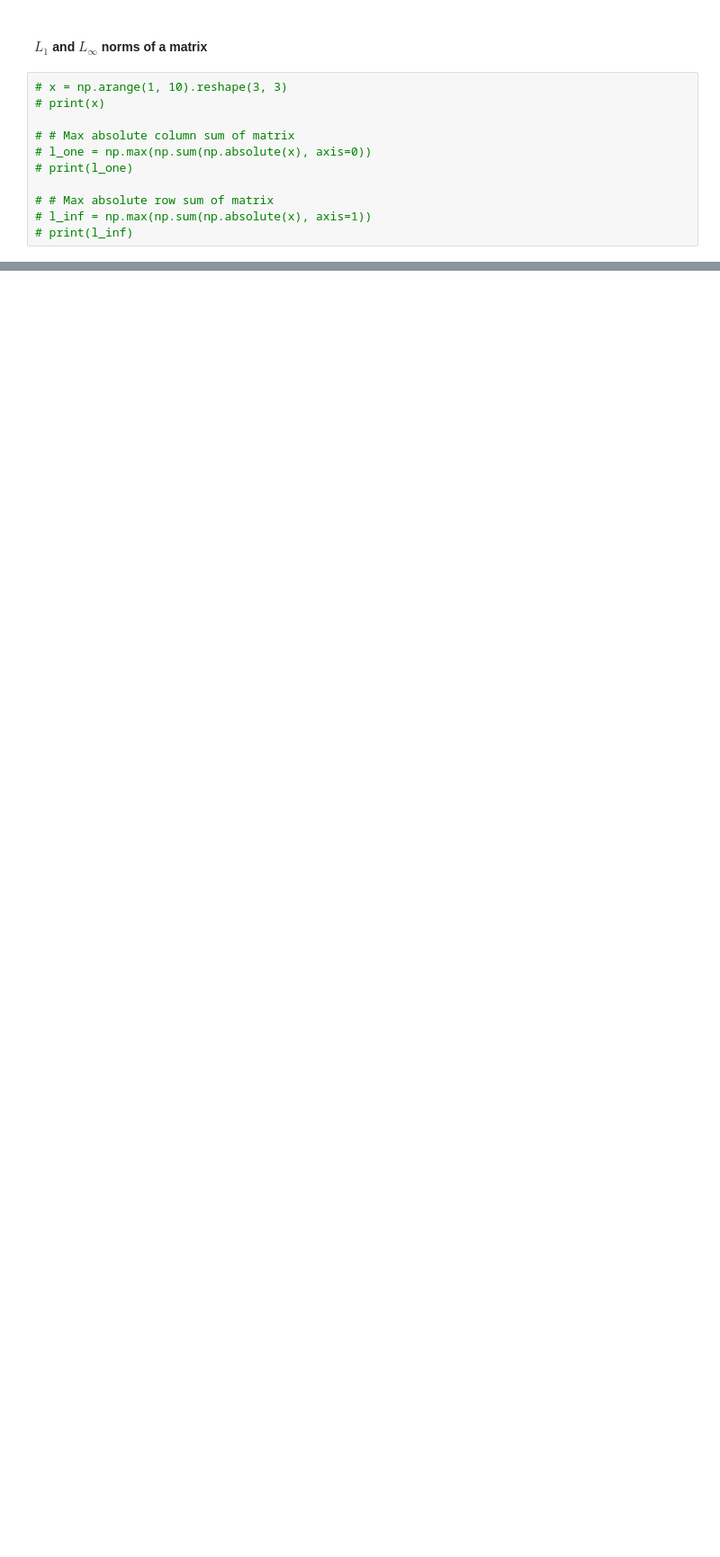
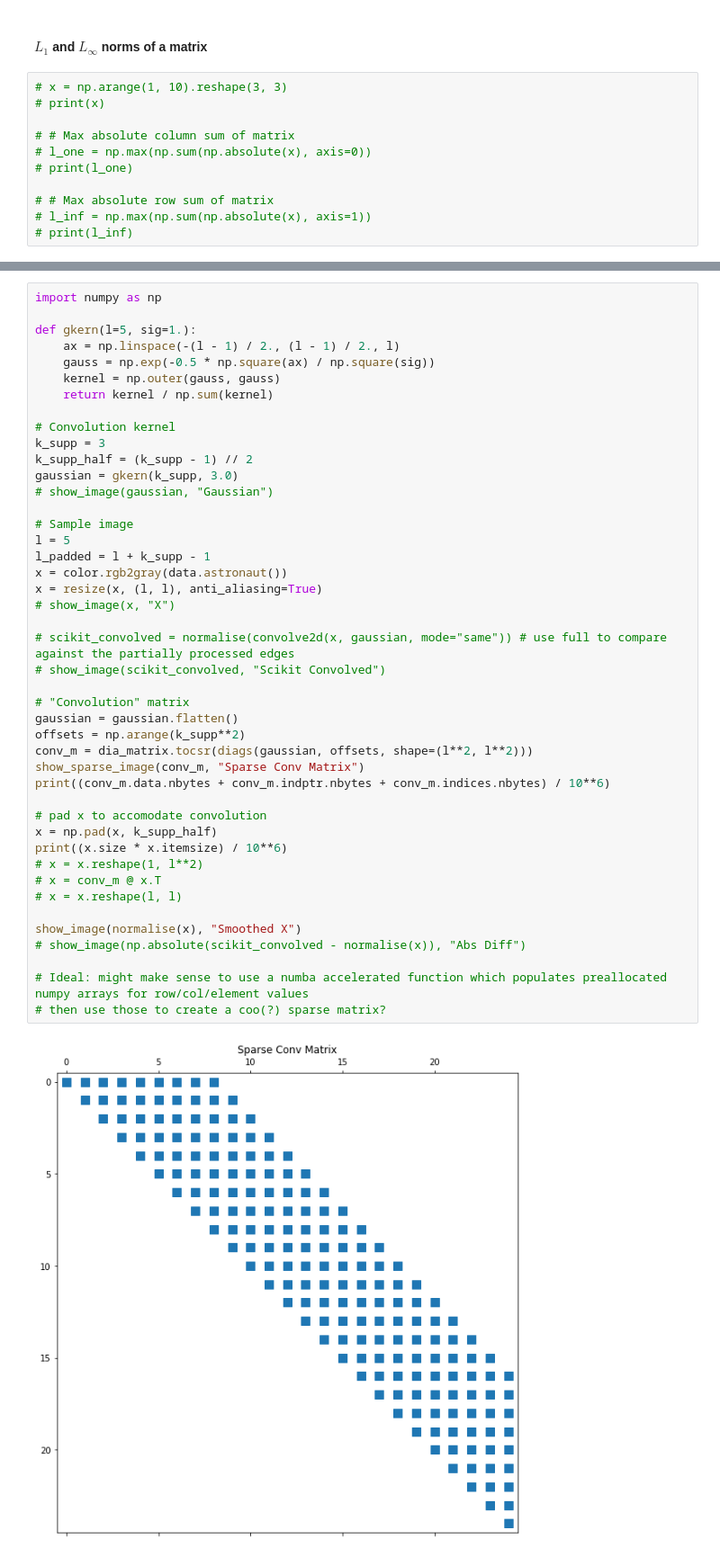
Before and after one commit to adamrcampbell/supy-res-imaging, a Jupyter notebook: notebooks/Matrix Playground.ipynb, the cells around one changed output, grey strips where cells are left out. Shown at 90% size. Saved outputs shown, nothing was run; the diff lists cells and outputs as text; blank space fills up the shorter version.

Commit message:
Trying to figure out time-efficient matrix production

```diff
--- a/notebooks/Matrix Playground.ipynb
+++ b/notebooks/Matrix Playground.ipynb
@@ -482,0 +545,46 @@ TypeError: 'numpy.float64' object cannot be interpreted as an integer
+# %%
+import numpy as np
+
+def gkern(l=5, sig=1.):
+    ax = np.linspace(-(l - 1) / 2., (l - 1) / 2., l)
+    gauss = np.exp(-0.5 * np.square(ax) / np.square(sig))
+    kernel = np.outer(gauss, gauss)
+    return kernel / np.sum(kernel)
+
+# Convolution kernel
+k_supp = 3
+k_supp_half = (k_supp - 1) // 2
+gaussian = gkern(k_supp, 3.0)
+# show_image(gaussian, "Gaussian")
+
+# Sample image
+l = 5
+l_padded = l + k_supp - 1
+x = color.rgb2gray(data.astronaut())
+x = resize(x, (l, l), anti_aliasing=True)
+# show_image(x, "X")
+
+# scikit_convolved = normalise(convolve2d(x, gaussian, mode="same")) # use full to compare against the partially processed edges
+# show_image(scikit_convolved, "Scikit Convolved")
+
+# "Convolution" matrix
+gaussian = gaussian.flatten()
+offsets = np.arange(k_supp**2)
+conv_m = dia_matrix.tocsr(diags(gaussian, offsets, shape=(l**2, l**2)))
+show_sparse_image(conv_m, "Sparse Conv Matrix")
+print((conv_m.data.nbytes + conv_m.indptr.nbytes + conv_m.indices.nbytes) / 10**6)
+
+# pad x to accomodate convolution
+x = np.pad(x, k_supp_half)
+print((x.size * x.itemsize) / 10**6)
+# x = x.reshape(1, l**2)
+# x = conv_m @ x.T
+# x = x.reshape(l, l)
+
+show_image(normalise(x), "Smoothed X")
+# show_image(np.absolute(scikit_convolved - normalise(x)), "Abs Diff")
+
+# Ideal: might make sense to use a numba accelerated function which populates preallocated numpy arrays for row/col/element values
+# then use those to create a coo(?) sparse matrix?
+# %% [output]
+[figure, added]
```
Also changed, not shown: parts of 10 cells of this notebook, 5 other files.
